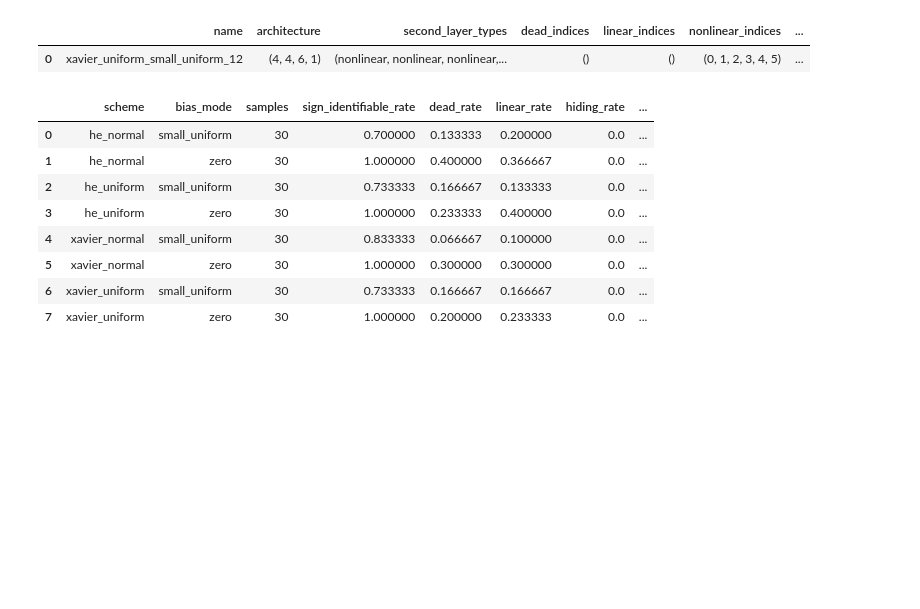
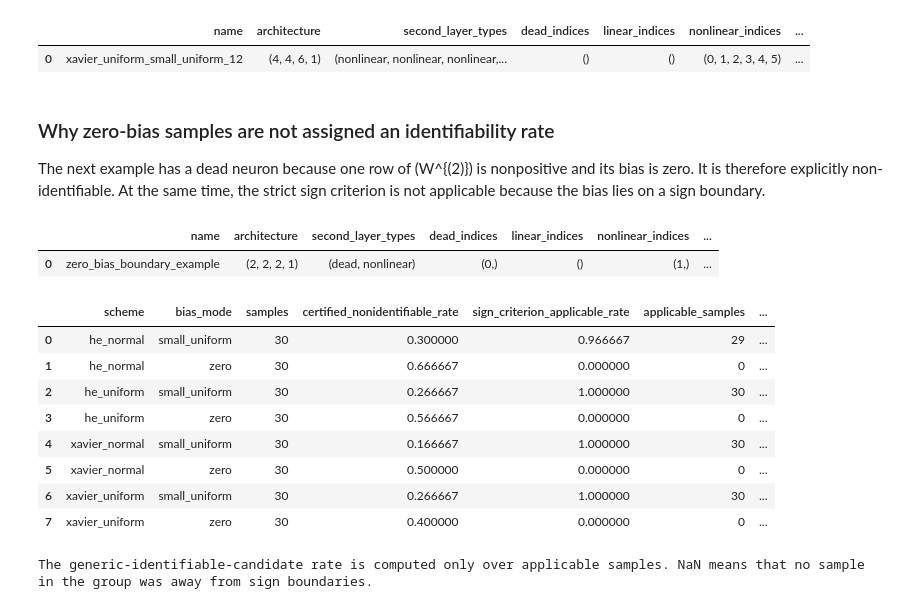
Before and after one commit to MoGrillo/relu-bottleneck-equivalence, a Jupyter notebook: relu_bottleneck_symmetry_workbench.ipynb, the cells around one changed output. Drawn from its saved outputs; the diff is of its cells as text; code cells hidden in the pictures; blank space fills up the shorter version.

Commit message:
Correct initialization identifiability metrics

```diff
--- a/relu_bottleneck_symmetry_workbench.ipynb
+++ b/relu_bottleneck_symmetry_workbench.ipynb
@@ -1644,48 +1703,97 @@ display(pd.DataFrame([compact_report(one_xavier)]))
 # %% [output]
 |  | name | architecture | second_layer_types | dead_indices | linear_indices | nonlinear_indices | ... |
 | 0 | xavier_uniform_small_uniform_12 | (4, 4, 6, 1) | (nonlinear, nonlinear, nonlinear,... | () | () | (0, 1, 2, 3, 4, 5) | ... |
+# %% [markdown]
+### Why zero-bias samples are not assigned an identifiability rate
+
+The next example has a dead neuron because one row of \(W^{(2)}\) is
+nonpositive and its bias is zero. It is therefore explicitly
+non-identifiable. At the same time, the strict sign criterion is not
+applicable because the bias lies on a sign boundary.
+# %%
+boundary_example = ThreeLayerParams(
+    W1=sp.eye(2),
+    b1=sp.Matrix([0, 0]),
+    W2=sp.Matrix([
+        [-1, -2],  # dead because b2[0] = 0
+        [1, -1],
+    ]),
+    b2=sp.Matrix([0, 0]),
+    W3=sp.Matrix([[1, 1]]),
+    b3=sp.Matrix([0]),
+    name="zero_bias_boundary_example",
+)
+
+boundary_report = analyze_parameter(boundary_example)
+display(pd.DataFrame([compact_report(boundary_example)]))
+
+assert boundary_report.certified_nonidentifiable is True
+assert boundary_report.sign_criterion_applicable is False
+assert boundary_report.generic_identifiable_candidate is None
+assert boundary_report.identifiable_under_genericity is False
+# %% [output]
+|  | name | architecture | second_layer_types | dead_indices | linear_indices | nonlinear_indices | ... |
+| 0 | zero_bias_boundary_example | (2, 2, 2, 1) | (dead, nonlinear) | (0,) | () | (1,) | ... |
 # %%
 records = initialization_study(
     architecture,
     schemes=(
         "xavier_uniform",
         "xavier_normal",
         "he_uniform",
         "he_normal",
     ),
     bias_modes=("zero", "small_uniform"),
     samples_per_setting=30,
     seed=7,
     max_denominator=10_000,
 )
 
 initialization_df = pd.DataFrame(records)
 
+# Nullable Boolean ensures that the mean ignores samples for which the strict
+# sign criterion is not applicable.
+initialization_df["generic_identifiable_candidate"] = (
+    initialization_df["generic_identifiable_candidate"].astype("boolean")
+)
+
 initialization_summary = (
     initialization_df
     .groupby(["scheme", "bias_mode"], as_index=False)
     .agg(
         samples=("sample", "count"),
-        sign_identifiable_rate=("generic_sign_identifiable", "mean"),
+        certified_nonidentifiable_rate=("certified_nonidentifiable", "mean"),
+        sign_criterion_applicable_rate=("sign_criterion_applicable", "mean"),
+        applicable_samples=("generic_identifiable_candidate", "count"),
+        generic_identifiable_candidate_rate=(
+            "generic_identifiable_candidate",
+            "mean",
+        ),
         dead_rate=("has_dead", "mean"),
         linear_rate=("has_linear", "mean"),
         hiding_rate=("has_hiding", "mean"),
         mean_essential_dimension=("essential_dimension", "mean"),
         sign_boundary_rate=("sign_boundary_warning", "mean"),
     )
 )
 
 display(initialization_summary)
+
+print(
+    "The generic-identifiable-candidate rate is computed only over applicable "
+    "samples. NaN means that no sample in the group was away from sign boundaries."
+)
 # %% [output]
-|  | scheme | bias_mode | samples | sign_identifiable_rate | dead_rate | linear_rate | hiding_rate | ... |
-| 0 | he_normal | small_uniform | 30 | 0.700000 | 0.133333 | 0.200000 | 0.0 | ... |
-| 1 | he_normal | zero | 30 | 1.000000 | 0.400000 | 0.366667 | 0.0 | ... |
-| 2 | he_uniform | small_uniform | 30 | 0.733333 | 0.166667 | 0.133333 | 0.0 | ... |
-| 3 | he_uniform | zero | 30 | 1.000000 | 0.233333 | 0.400000 | 0.0 | ... |
-| 4 | xavier_normal | small_uniform | 30 | 0.833333 | 0.066667 | 0.100000 | 0.0 | ... |
-| 5 | xavier_normal | zero | 30 | 1.000000 | 0.300000 | 0.300000 | 0.0 | ... |
-| 6 | xavier_uniform | small_uniform | 30 | 0.733333 | 0.166667 | 0.166667 | 0.0 | ... |
-| 7 | xavier_uniform | zero | 30 | 1.000000 | 0.200000 | 0.233333 | 0.0 | ... |
+|  | scheme | bias_mode | samples | certified_nonidentifiable_rate | sign_criterion_applicable_rate | applicable_samples | ... |
+| 0 | he_normal | small_uniform | 30 | 0.300000 | 0.966667 | 29 | ... |
+| 1 | he_normal | zero | 30 | 0.666667 | 0.000000 | 0 | ... |
+| 2 | he_uniform | small_uniform | 30 | 0.266667 | 1.000000 | 30 | ... |
+| 3 | he_uniform | zero | 30 | 0.566667 | 0.000000 | 0 | ... |
+| 4 | xavier_normal | small_uniform | 30 | 0.166667 | 1.000000 | 30 | ... |
+| 5 | xavier_normal | zero | 30 | 0.500000 | 0.000000 | 0 | ... |
+| 6 | xavier_uniform | small_uniform | 30 | 0.266667 | 1.000000 | 30 | ... |
+| 7 | xavier_uniform | zero | 30 | 0.400000 | 0.000000 | 0 | ... |
+The generic-identifiable-candidate rate is computed only over applicable samples. NaN means that no sample in the group was away from sign boundaries.
 # %% [markdown]
 ## Interpretation and limitations
 
```
Also changed, not shown: parts of 6 cells of this notebook, 5 other files.
